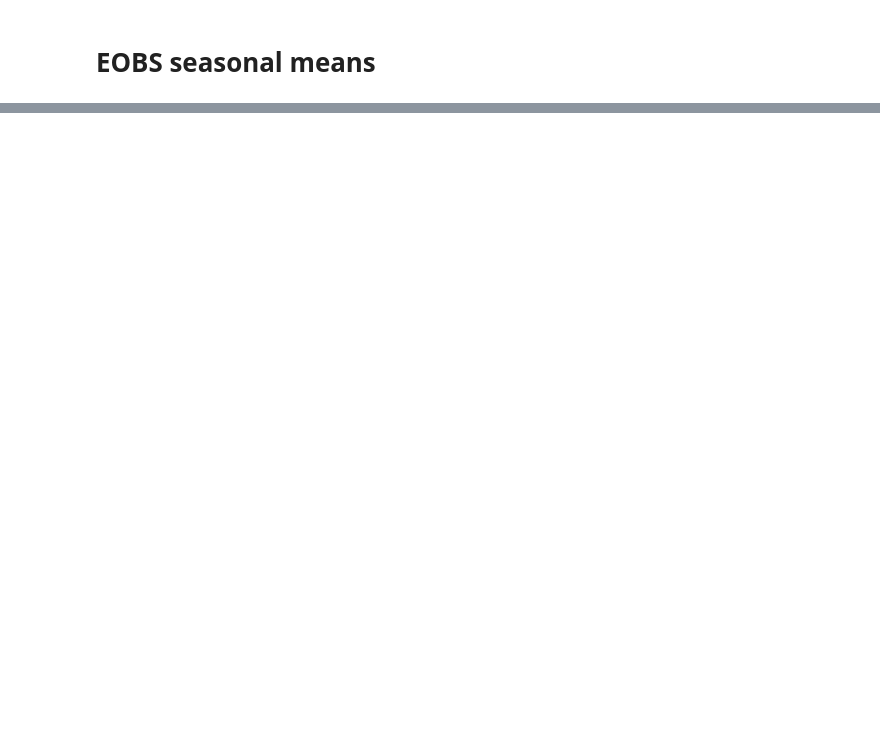
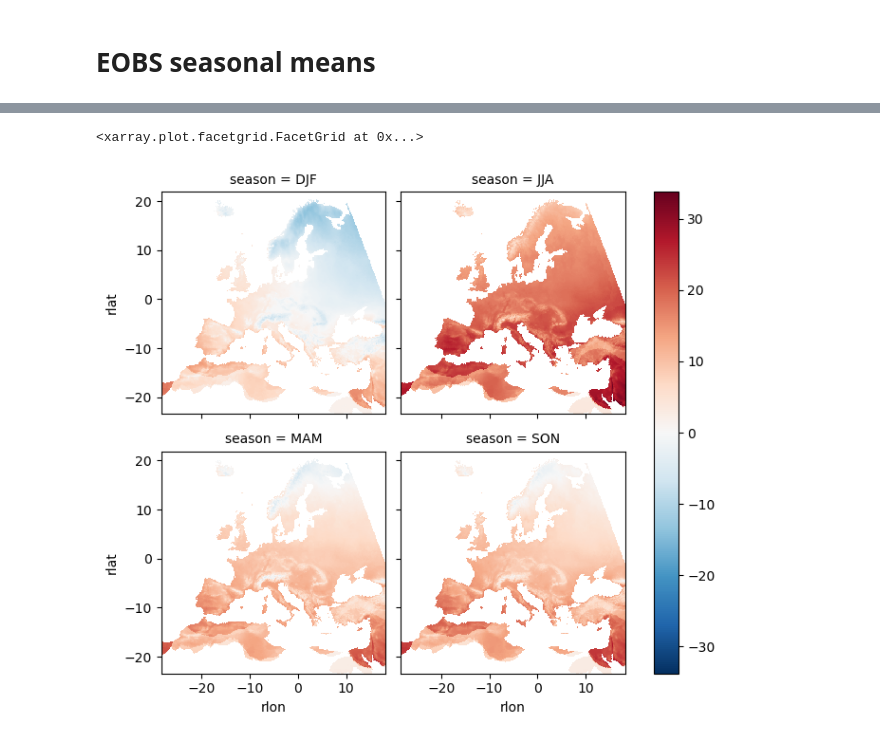
Before and after one commit to larsbuntemeyer/joint-evaluation, a Jupyter notebook: eval-book/eobs.ipynb, the cells around one changed output, grey strips where cells are left out. Cells and saved outputs as stored; diff of their text form; code cells hidden in the pictures; blank space fills up the shorter version.

```diff
--- a/eval-book/eobs.ipynb
+++ b/eval-book/eobs.ipynb
@@ -20,0 +137,3 @@ dataset_dict = catalog.search(variable_id=["tas", "orog", "sftlf"]).to_dataset_d
+# %%
+rotated_grid = create_cordex_grid("EUR-11")
+dsets = regrid_dsets(dsets, rotated_grid)
@@ -21,3 +146,4 @@ dataset_dict = catalog.search(variable_id=["tas", "orog", "sftlf"]).to_dataset_d
 # %%
-eobs = obs.eobs(add_mask=True)
-eobs
+eobs = obs.eobs(add_mask=False)
+regridder = xe.Regridder(eobs, rotated_grid, method="bilinear", unmapped_to_nan=True)
+eobs_on_rotated = regridder(eobs)
@@ -50,7 +153,6 @@ def seasonal_mean(da):
 
     based on: https://xarray.pydata.org/en/stable/examples/monthly-means.html
     """
-
     # Get number od days for each month
     month_length = da.time.dt.days_in_month
     # Calculate the weights by grouping by 'time.season'.
@@ -62,4 +164,4 @@ def seasonal_mean(da):
     # np.testing.assert_allclose(weights.groupby("time.season").sum().values, np.ones(4))
 
     # Calculate the weighted average
-    return (da * weights).groupby("time.season").sum(dim="time")
+    return (da * weights).groupby("time.season").sum(dim="time", skipna=True, min_count=1)
@@ -67,6 +177,4 @@ def seasonal_mean(da):
 %%time
 
 period = slice("1980", "2020")
-
-eobs_seasmean = seasonal_mean(eobs.tg.sel(time=period)).compute()
-diffs = (regridder(eobs_seasmean) - seasonal_mean(tas.tas - 273.5)).compute()
+eobs_seasmean = seasonal_mean(eobs_on_rotated.tg.sel(time=period)).compute()
@@ -72,0 +189,5 @@ diffs = (regridder(eobs_seasmean) - seasonal_mean(tas.tas - 273.5)).compute()
+# %%
+eobs_seasmean.plot(col="season", col_wrap=2)
+# %% [output]
+<xarray.plot.facetgrid.FacetGrid at 0x...>
+[figure, added]
```
Also changed, not shown: parts of 22 cells of this notebook.
